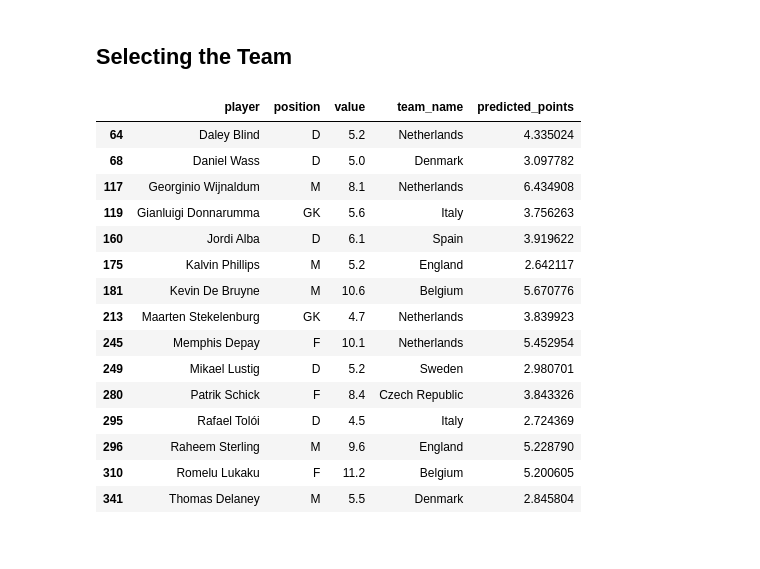
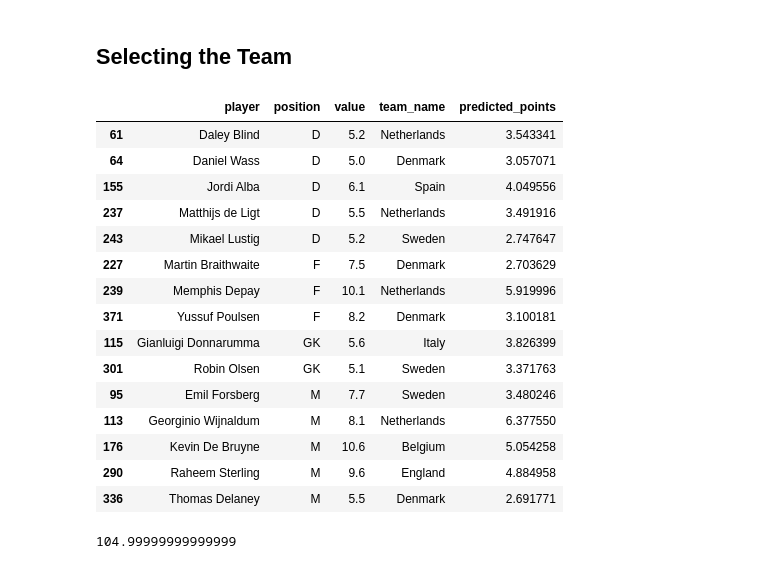
Before and after one commit to christianwbsn/moneyball, a Jupyter notebook: notebooks/md4-modelling.ipynb, the cells around one changed output. Saved outputs shown, nothing was run; the diff lists cells and outputs as text; code cells hidden in the pictures.

```diff
--- a/notebooks/md4-modelling.ipynb
+++ b/notebooks/md4-modelling.ipynb
@@ -503,5 +461,3 @@ players = players.reset_index(drop=True)
-# %%
-players = players.drop([300,379, 155])
 # %%
 players = players.reset_index(drop=True)
 # %%
@@ -512,7 +468,7 @@ def make_optimization_function(player_df, decision_variables):
     op_func = ""
 
     for i, player in enumerate(decision_variables):
-        op_func += player_df.predicted_points[i]*player
+        op_func += player_df.final_score[i]*player
 
     return op_func
 # %%
@@ -547,6 +503,17 @@ def add_team_constraint(prob, player_df, decision_variables):
                 team_total += formula
 
         prob += (team_total <= 4)
+# %%
+def add_match_constraint(prob, player_df, decision_variables):
+
+    for team, group in player_df.groupby('match'):
+        team_total = ''
+        for player in decision_variables:
+            if re.sub("_", " ", player.name) in group.player.values:
+                formula = 1*player
+                team_total += formula
+
+        prob += (team_total <= 4)
 # %%
 available_cash = 105
 
@@ -560,6 +527,7 @@ prob += make_player_constraint("D", 5, decision_variables, players)
 prob += make_player_constraint("M", 5, decision_variables, players)
 prob += make_player_constraint("F", 3, decision_variables, players)
 add_team_constraint(prob, players, decision_variables)
+add_match_constraint(prob, players, decision_variables)
 # %%
 prob.writeLP('InitialTeam.lp')
 optimization_result = prob.solve()
@@ -578,24 +546,28 @@ def get_initial_team(prob, player_df):
     return initial_team
 # %%
 initial_team_df = get_initial_team(prob, players)
-initial_team_df[['player', "position", "value", "team_name", "predicted_points"]]
+initial_team_df[['player', "position", "value", "team_name", "predicted_points"]].sort_values("position")
 # %% [output]
 |  | player | position | value | team_name | predicted_points |
-| 64 | Daley Blind | D | 5.2 | Netherlands | 4.335024 |
-| 68 | Daniel Wass | D | 5.0 | Denmark | 3.097782 |
-| 117 | Georginio Wijnaldum | M | 8.1 | Netherlands | 6.434908 |
-| 119 | Gianluigi Donnarumma | GK | 5.6 | Italy | 3.756263 |
-| 160 | Jordi Alba | D | 6.1 | Spain | 3.919622 |
-| 175 | Kalvin Phillips | M | 5.2 | England | 2.642117 |
-| 181 | Kevin De Bruyne | M | 10.6 | Belgium | 5.670776 |
-| 213 | Maarten Stekelenburg | GK | 4.7 | Netherlands | 3.839923 |
-| 245 | Memphis Depay | F | 10.1 | Netherlands | 5.452954 |
-| 249 | Mikael Lustig | D | 5.2 | Sweden | 2.980701 |
-| 280 | Patrik Schick | F | 8.4 | Czech Republic | 3.843326 |
-| 295 | Rafael Tolói | D | 4.5 | Italy | 2.724369 |
-| 296 | Raheem Sterling | M | 9.6 | England | 5.228790 |
-| 310 | Romelu Lukaku | F | 11.2 | Belgium | 5.200605 |
-| 341 | Thomas Delaney | M | 5.5 | Denmark | 2.845804 |
+| 61 | Daley Blind | D | 5.2 | Netherlands | 3.543341 |
+| 64 | Daniel Wass | D | 5.0 | Denmark | 3.057071 |
+| 155 | Jordi Alba | D | 6.1 | Spain | 4.049556 |
+| 237 | Matthijs de Ligt | D | 5.5 | Netherlands | 3.491916 |
+| 243 | Mikael Lustig | D | 5.2 | Sweden | 2.747647 |
+| 227 | Martin Braithwaite | F | 7.5 | Denmark | 2.703629 |
+| 239 | Memphis Depay | F | 10.1 | Netherlands | 5.919996 |
+| 371 | Yussuf Poulsen | F | 8.2 | Denmark | 3.100181 |
+| 115 | Gianluigi Donnarumma | GK | 5.6 | Italy | 3.826399 |
+| 301 | Robin Olsen | GK | 5.1 | Sweden | 3.371763 |
+| 95 | Emil Forsberg | M | 7.7 | Sweden | 3.480246 |
+| 113 | Georginio Wijnaldum | M | 8.1 | Netherlands | 6.377550 |
+| 176 | Kevin De Bruyne | M | 10.6 | Belgium | 5.054258 |
+| 290 | Raheem Sterling | M | 9.6 | England | 4.884958 |
+| 336 | Thomas Delaney | M | 5.5 | Denmark | 2.691771 |
+# %%
+initial_team_df["value"].sum()
+# %% [output]
+104.99999999999999
 # %%
 initial_team_df["predicted_points"].sum()
 # %% [output]
```
Also changed, not shown: parts of 39 cells of this notebook, 4 other files.
